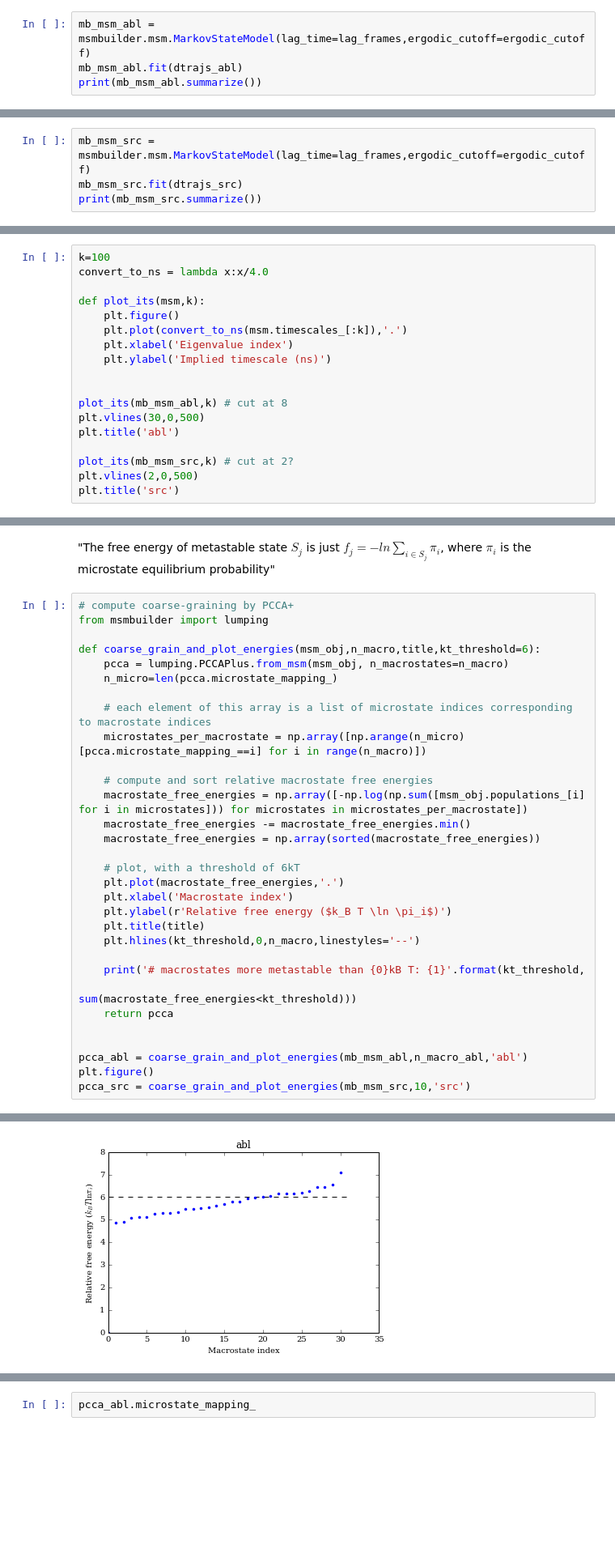
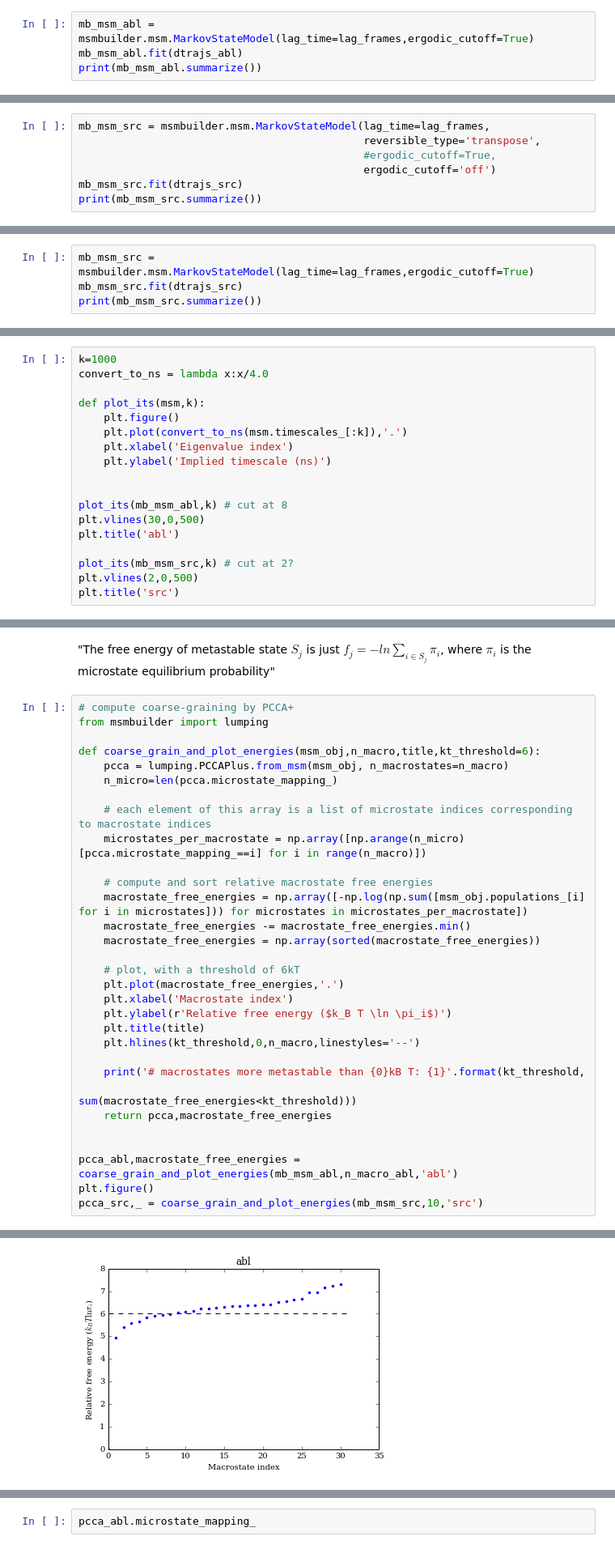
Before and after one commit to maxentile/MSMs, a Jupyter notebook: results/Analyze dtrajs.ipynb, the cells around one changed output, grey strips where cells are left out. Shown: that part at 81% size. Cells and saved outputs as stored; diff of their text form; blank space fills up the shorter version.

```diff
--- a/results/Analyze dtrajs.ipynb
+++ b/results/Analyze dtrajs.ipynb
@@ -42,5 +102,5 @@ ergodic_cutoff = 1.0*ergodic_cutoff_in_frames/lag_frames
 # %%
-mb_msm_abl = msmbuilder.msm.MarkovStateModel(lag_time=lag_frames,ergodic_cutoff=ergodic_cutoff)
+mb_msm_abl = msmbuilder.msm.MarkovStateModel(lag_time=lag_frames,ergodic_cutoff=True)
 mb_msm_abl.fit(dtrajs_abl)
 print(mb_msm_abl.summarize())
 # %% [output]
@@ -63,0 +128,7 @@ Timescales:
+# %%
+mb_msm_src = msmbuilder.msm.MarkovStateModel(lag_time=lag_frames,
+                                             reversible_type='transpose',
+                                             #ergodic_cutoff=True,
+                                             ergodic_cutoff='off')
+mb_msm_src.fit(dtrajs_src)
+print(mb_msm_src.summarize())
@@ -64,5 +157,5 @@ Timescales:
 # %%
-mb_msm_src = msmbuilder.msm.MarkovStateModel(lag_time=lag_frames,ergodic_cutoff=ergodic_cutoff)
+mb_msm_src = msmbuilder.msm.MarkovStateModel(lag_time=lag_frames,ergodic_cutoff=True)
 mb_msm_src.fit(dtrajs_src)
 print(mb_msm_src.summarize())
 # %% [output]
@@ -103,7 +196,7 @@ def plot_relative_free_energies(stationary_distribution,model_name,top_k=50):
    plt.xlabel('State index ($i$)')
    plt.title(model_name)
 # %%
-k=100
+k=1000
 convert_to_ns = lambda x:x/4.0
 
 def plot_its(msm,k):
@@ -160,11 +253,11 @@ def coarse_grain_and_plot_energies(msm_obj,n_macro,title,kt_threshold=6):
 
     print('# macrostates more metastable than {0}kB T: {1}'.format(kt_threshold,
                                                                    sum(macrostate_free_energies<kt_threshold)))
-    return pcca
+    return pcca,macrostate_free_energies
 
 
-pcca_abl = coarse_grain_and_plot_energies(mb_msm_abl,n_macro_abl,'abl')
+pcca_abl,macrostate_free_energies = coarse_grain_and_plot_energies(mb_msm_abl,n_macro_abl,'abl')
 plt.figure()
-pcca_src = coarse_grain_and_plot_energies(mb_msm_src,10,'src')
+pcca_src,_ = coarse_grain_and_plot_energies(mb_msm_src,10,'src')
 # %% [output]
 Warning: Maximum number of function evaluations has been exceeded.
@@ -177 +270 @@ Optimization terminated successfully.
-[figure, old version]
+[figure, new version]
```
Also changed, not shown: parts of 40 cells of this notebook, 22 other files.
